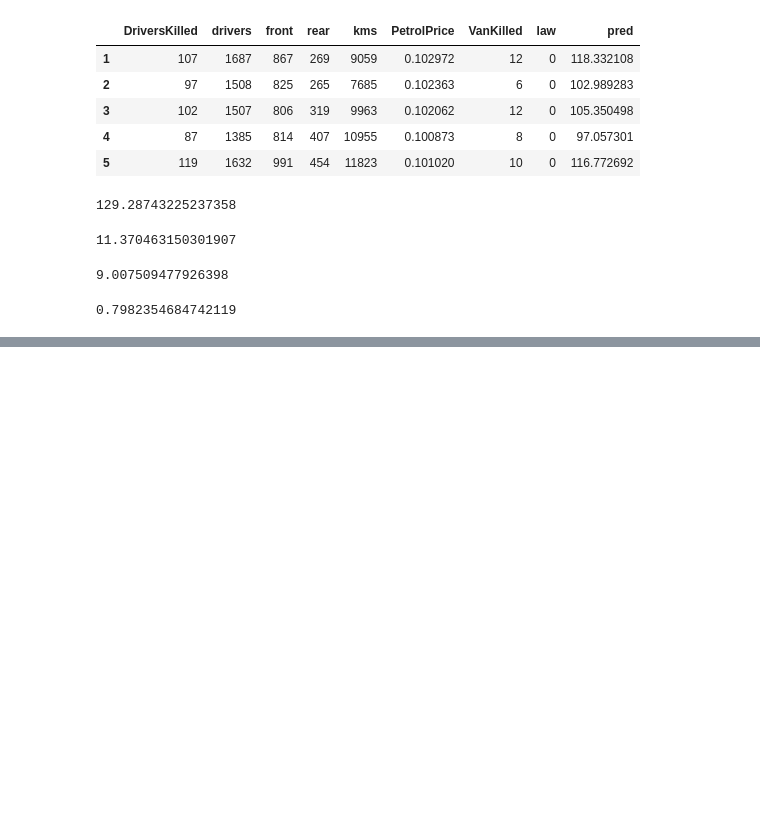
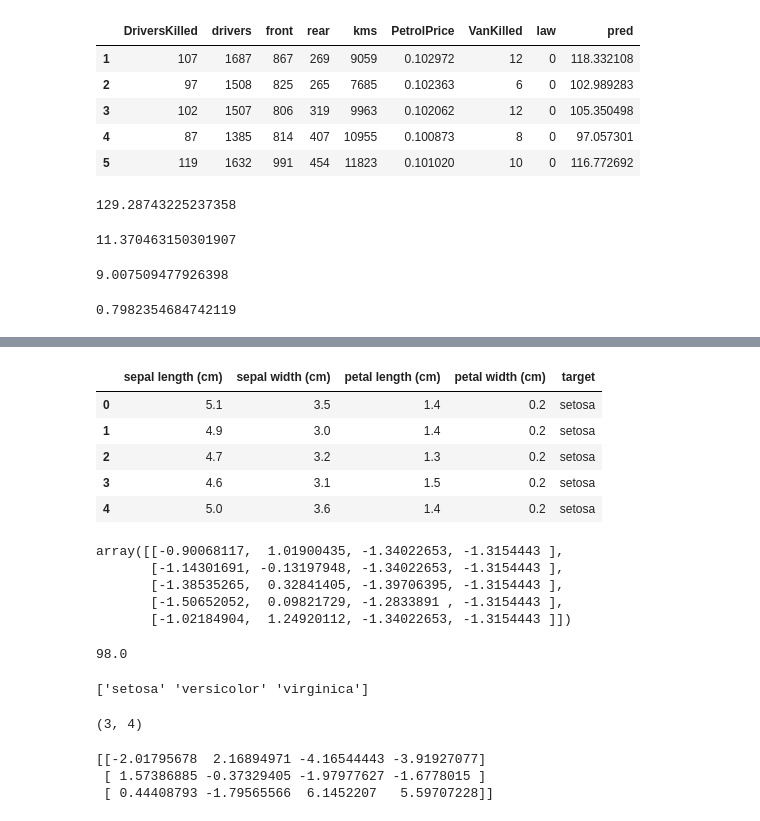
Before and after one commit to HongSeongMo/Bigdata_Analysis_Professional, a Jupyter notebook: 241021.ipynb, the cells around one changed output, grey strips where cells are left out. Cells and saved outputs as stored; diff of their text form; code cells hidden in the pictures; blank space fills up the shorter version.

```diff
--- a/241021.ipynb
+++ b/241021.ipynb
@@ -324,0 +440,42 @@ print(rsquared)
+# %%
+display(irisdata.head())
+# %% [output]
+|  | sepal length (cm) | sepal width (cm) | petal length (cm) | petal width (cm) | target |
+| 0 | 5.1 | 3.5 | 1.4 | 0.2 | setosa |
+| 1 | 4.9 | 3.0 | 1.4 | 0.2 | setosa |
+| 2 | 4.7 | 3.2 | 1.3 | 0.2 | setosa |
+| 3 | 4.6 | 3.1 | 1.5 | 0.2 | setosa |
+| 4 | 5.0 | 3.6 | 1.4 | 0.2 | setosa |
+# %%
+features = irisdata[['sepal length (cm)', 'sepal width (cm)', 'petal length (cm)', 'petal width (cm)']]
+labels = irisdata['target']
+scaler = StandardScaler()
+scaler.fit(features)
+x = scaler.transform(features)
+x[:5]
+# %% [output]
+array([[-0.90068117,  1.01900435, -1.34022653, -1.3154443 ],
+       [-1.14301691, -0.13197948, -1.34022653, -1.3154443 ],
+       [-1.38535265,  0.32841405, -1.39706395, -1.3154443 ],
+       [-1.50652052,  0.09821729, -1.2833891 , -1.3154443 ],
+       [-1.02184904,  1.24920112, -1.34022653, -1.3154443 ]])
+# %%
+model = LogisticRegression(C=20, max_iter=1000)
+model.fit(x, labels)
+print(model.score(x, labels)*100)
+# %% [output]
+98.0
+# %%
+print(model.classes_)
+# %% [output]
+['setosa' 'versicolor' 'virginica']
+# %%
+print(model.coef_.shape)
+# %% [output]
+(3, 4)
+# %%
+print(model.coef_)
+# %% [output]
+[[-2.01795678  2.16894971 -4.16544443 -3.91927077]
+ [ 1.57386885 -0.37329405 -1.97977627 -1.6778015 ]
+ [ 0.44408793 -1.79565566  6.1452207   5.59707228]]
```
Also changed, not shown: parts of 17 cells of this notebook.
